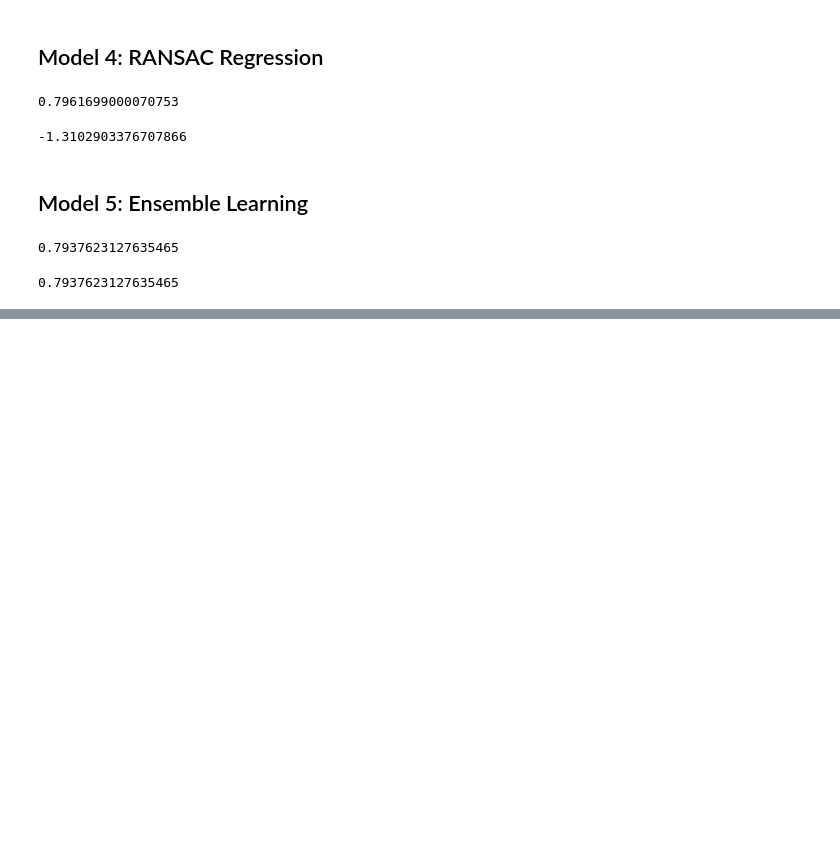
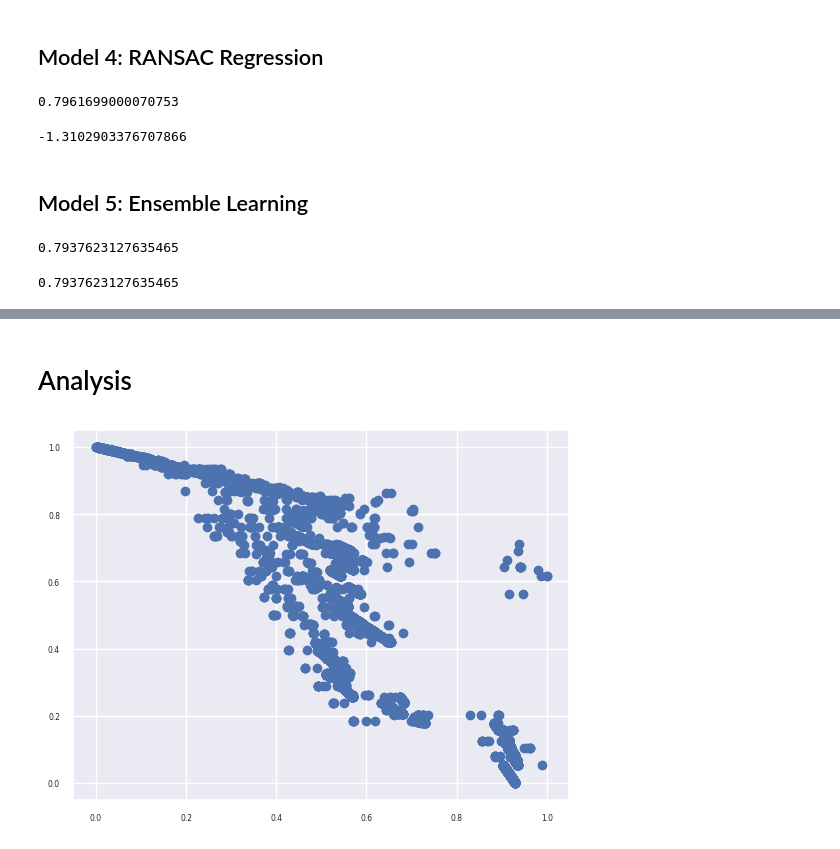
Before and after one commit to ben-my-to/483_ML_BatteryLife, a Jupyter notebook: Setup_Data.ipynb, the cells around one changed output, grey strips where cells are left out. Cells and saved outputs as stored; diff of their text form; code cells hidden in the pictures; blank space fills up the shorter version.

```diff
--- a/Setup_Data.ipynb
+++ b/Setup_Data.ipynb
@@ -505,0 +555,13 @@ print(result)
+# %% [markdown]
+# Analysis
+# %%
+from sklearn.preprocessing import MinMaxScaler
+
+scaler = MinMaxScaler()
+x_norm = scaler.fit_transform(X_red_train)
+y_norm = scaler.fit_transform(y_red_train.to_numpy().reshape(-1, 1))
+
+plt.scatter(x_norm.T[0], y_norm)
+plt.show()
+# %% [output]
+[figure, added]
```
Also changed, not shown: parts of 8 cells of this notebook.
